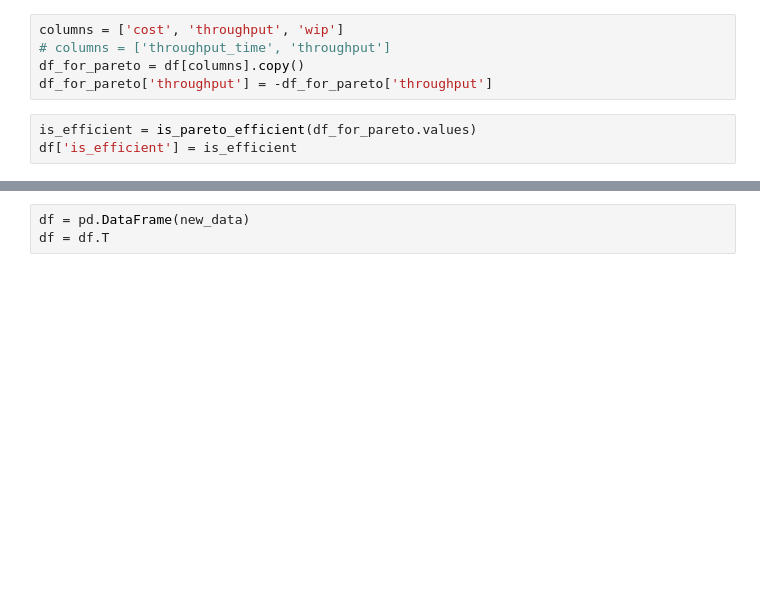
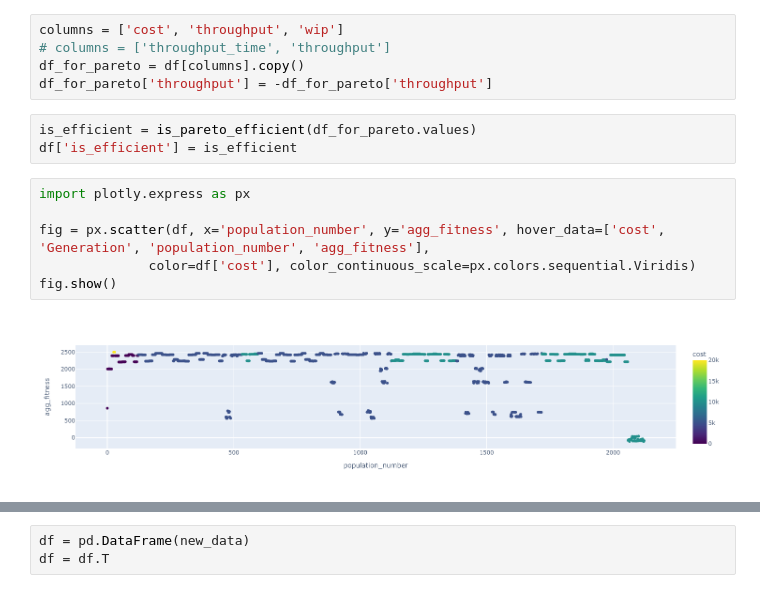
Before and after one commit to sdm4fzi/prodsys, a Jupyter notebook: data/ea_analysis.ipynb, the cells around one changed output, grey strips where cells are left out. Cells and saved outputs as stored; diff of their text form; blank space fills up the shorter version.

```diff
--- a/data/ea_analysis.ipynb
+++ b/data/ea_analysis.ipynb
@@ -101,6 +110,14 @@ df_for_pareto['throughput'] = -df_for_pareto['throughput']
 # %%
 is_efficient = is_pareto_efficient(df_for_pareto.values)
 df['is_efficient'] = is_efficient
+# %%
+import plotly.express as px
+
+fig = px.scatter(df, x='population_number', y='agg_fitness', hover_data=['cost', 'Generation', 'population_number', 'agg_fitness'],
+              color=df['cost'], color_continuous_scale=px.colors.sequential.Viridis)
+fig.show()
+# %% [output]
+[figure, added]
 # %%
 import plotly.express as px
 
```
Also changed, not shown: parts of 9 cells of this notebook, 6 other files.
